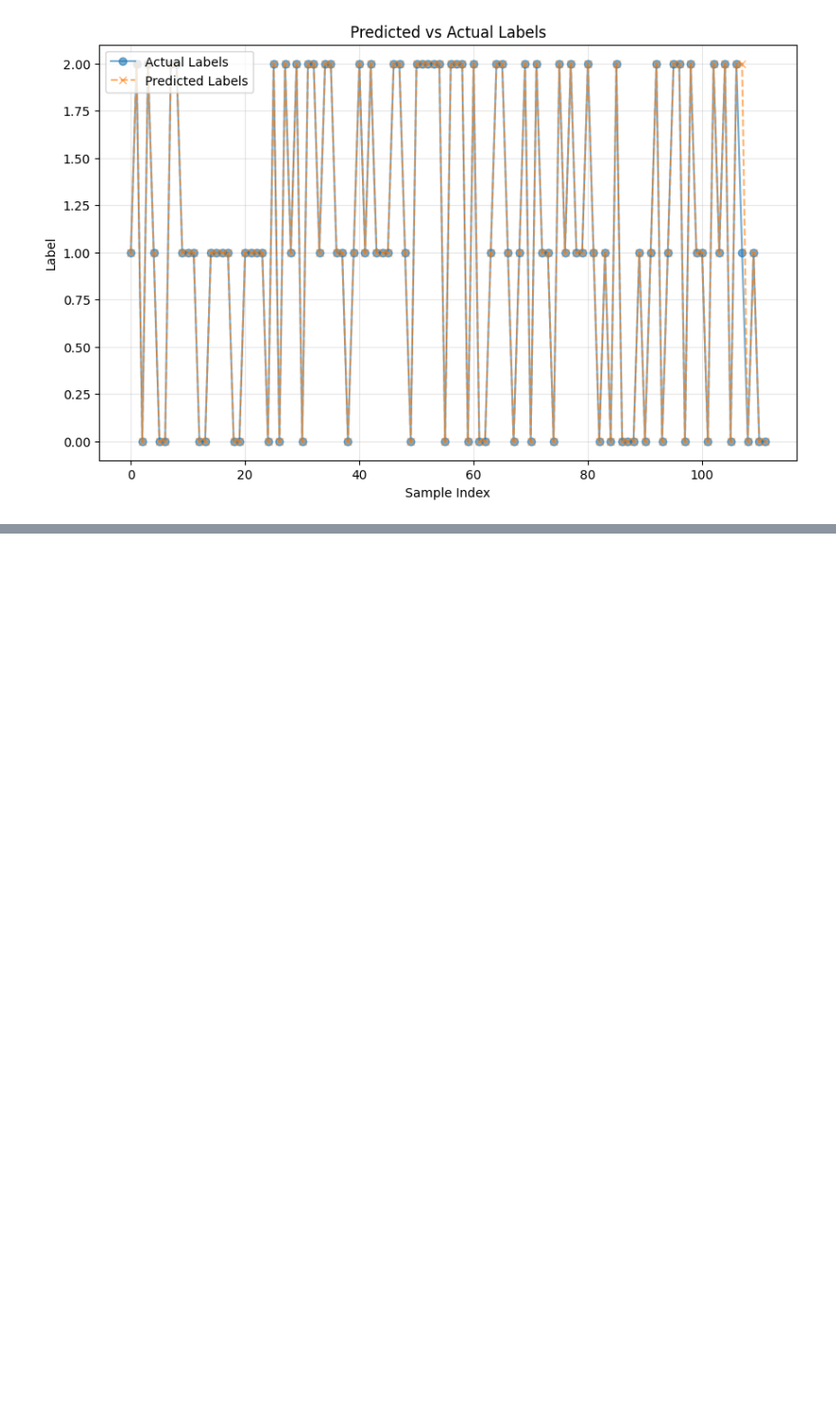
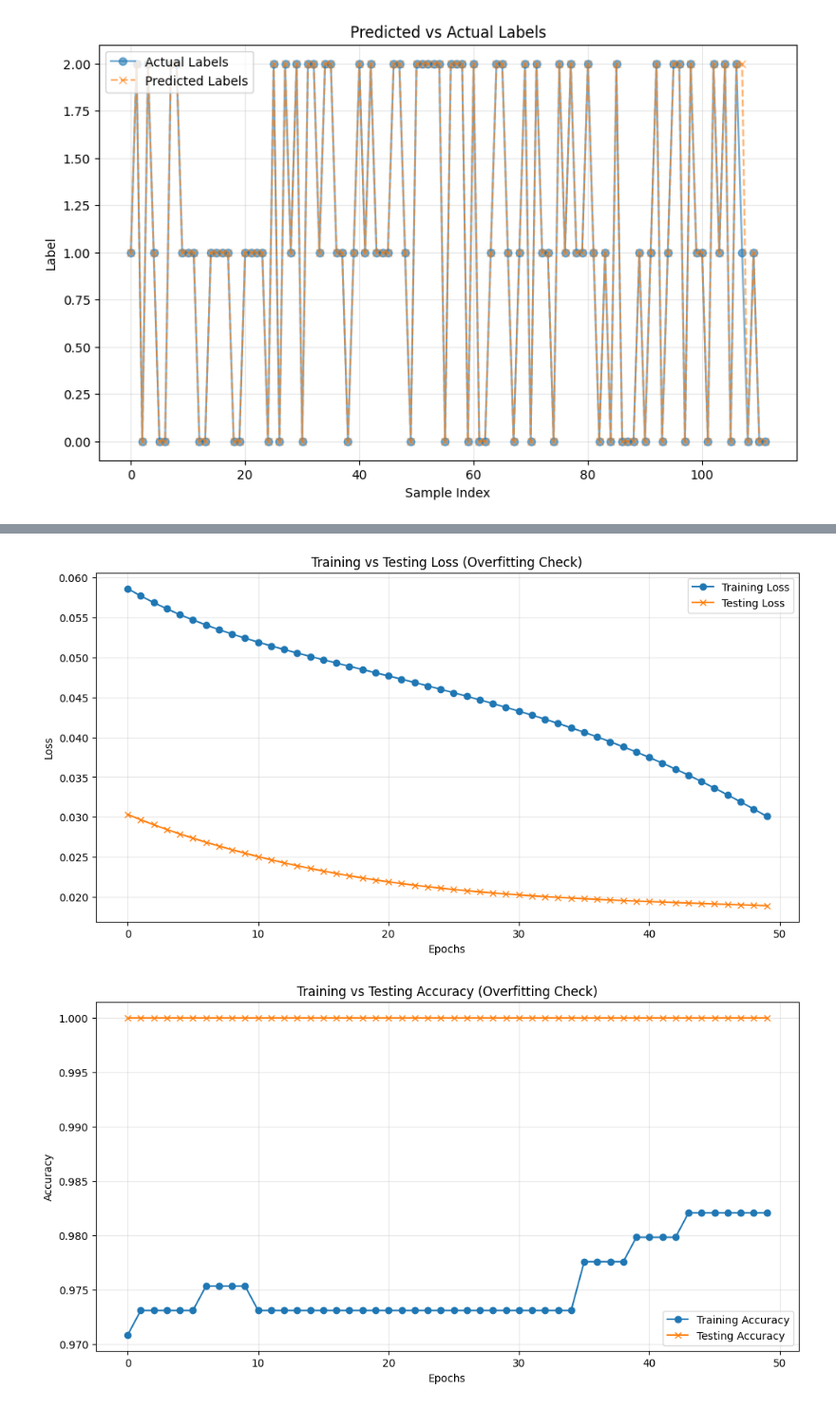
Before and after one commit to guptshr77/S-P500StockClassifier, a Jupyter notebook: Stock Action Predictor-MLP.ipynb, the cells around one changed output, grey strips where cells are left out. Shown at 95% size. Saved outputs shown, nothing was run; the diff lists cells and outputs as text; code cells hidden in the pictures; blank space fills up the shorter version.

```diff
--- a/Stock Action Predictor-MLP.ipynb
+++ b/Stock Action Predictor-MLP.ipynb
@@ -214,3 +214,77 @@ plt.show()
 True Label: 2, Predicted Label: 2
 Test Accuracy: 99.11%
 [figure]
+# %%
+# Training with overfitting monitoring
+epochs = 50
+train_losses = []
+test_losses = []
+train_accuracies = []
+test_accuracies = []
+
+for epoch in range(epochs):
+    model.train()
+    running_loss = 0.0
+    correct_train = 0
+    for i in range(len(X_train)):
+        sample = torch.tensor(X_train[i], dtype=torch.float32).unsqueeze(0)
+        label = torch.tensor([y_train[i]], dtype=torch.long)
+
+        optimizer.zero_grad()
+        outputs = model(sample)
+        loss = criteria(outputs, label)
+        loss.backward()
+        optimizer.step()
+
+        running_loss += loss.item()
+        correct_train += (outputs.argmax(dim=1) == label).sum().item()
+
+    train_loss = running_loss / len(X_train)
+    train_accuracy = correct_train / len(X_train)
+    train_losses.append(train_loss)
+    train_accuracies.append(train_accuracy)
+
+    # Testing phase
+    model.eval()
+    running_loss = 0.0
+    correct_test = 0
+    with torch.no_grad():
+        for i in range(len(X_test)):
+            sample = torch.tensor(X_test[i], dtype=torch.float32).unsqueeze(0)
+            label = torch.tensor([y_test[i]], dtype=torch.long)
+            outputs = model(sample)
+            loss = criteria(outputs, label)
+            running_loss += loss.item()
+            correct_test += (outputs.argmax(dim=1) == label).sum().item()
+
+    test_loss = running_loss / len(X_test)
+    test_accuracy = correct_test / len(X_test)
+    test_losses.append(test_loss)
+    test_accuracies.append(test_accuracy)
+
+    print(f"Epoch {epoch+1}/{epochs} - Train Loss: {train_loss:.4f}, Test Loss: {test_loss:.4f}, Train Acc: {train_accuracy:.4f}, Test Acc: {test_accuracy:.4f}")
+
+# ---------------------- Plotting ----------------------
+
+# Plotting Loss
+plt.figure(figsize=(12, 6))
+plt.plot(range(epochs), train_losses, label='Training Loss', marker='o')
+plt.plot(range(epochs), test_losses, label='Testing Loss', marker='x')
+plt.title('Training vs Testing Loss (Overfitting Check)')
+plt.xlabel('Epochs')
+plt.ylabel('Loss')
+plt.legend()
+plt.grid(alpha=0.3)
+plt.show()
+
+# Plotting Accuracy
+plt.figure(figsize=(12, 6))
+plt.plot(range(epochs), train_accuracies, label='Training Accuracy', marker='o')
+plt.plot(range(epochs), test_accuracies, label='Testing Accuracy', marker='x')
+plt.title('Training vs Testing Accuracy (Overfitting Check)')
+plt.xlabel('Epochs')
+plt.ylabel('Accuracy')
+plt.legend()
+plt.grid(alpha=0.3)
+plt.show()
+# %% [output]
@@ -216,0 +308,2 @@ Test Accuracy: 99.11%
+[figure, added]
+[figure, added]
```
Also changed, not shown: parts of 1 cell of this notebook, 1 other file.
